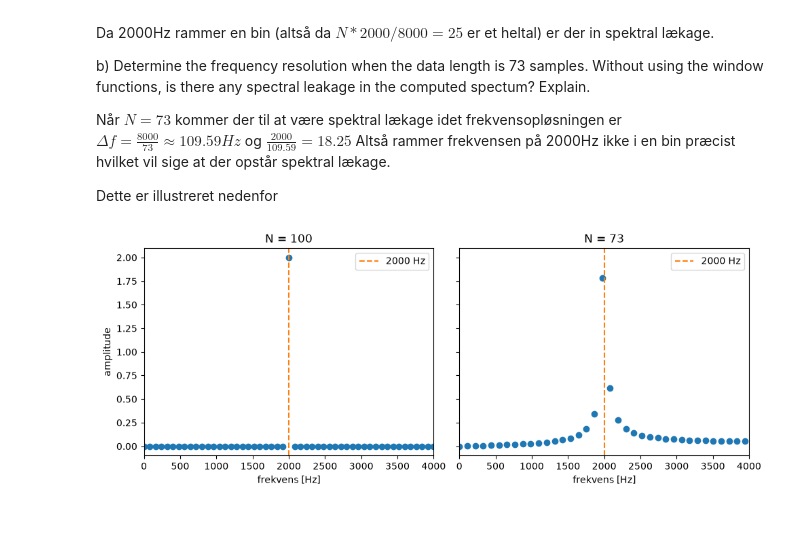
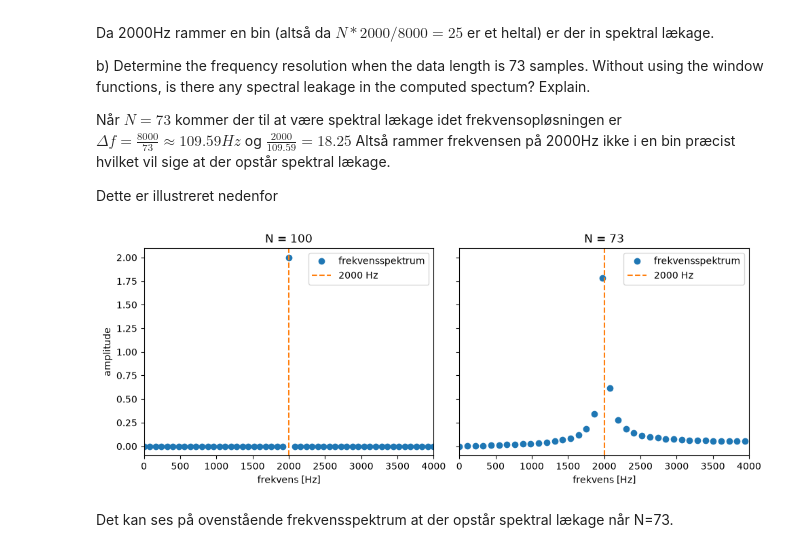
Before and after one commit to Lucuz47/DSB, a Jupyter notebook: ekstra_opgaver.ipynb, the cells around one changed output. Drawn from its saved outputs; the diff is of its cells as text; code cells hidden in the pictures; blank space fills up the shorter version.

```diff
--- a/ekstra_opgaver.ipynb
+++ b/ekstra_opgaver.ipynb
@@ -71,29 +71,31 @@ Dette er illustreret nedenfor
 # %%
 import numpy as np
 import matplotlib.pyplot as plt
 
 fs = 8000
 f0 = 2000
 
 def amplitude_spectrum(N):
     n = np.arange(N)
     x = 2 * np.sin(2 * np.pi * f0 * n / fs)
     X = np.fft.rfft(x)
     freq = np.fft.rfftfreq(N, d=1 / fs)
     amp = np.abs(X) * 2 / N
     return freq, amp
 
 
 fig, ax = plt.subplots(1, 2, figsize=(10, 4), sharey=True)
 for a, N in zip(ax, (100, 73)):
-    a.plot(*amplitude_spectrum(N), "o")
+    a.plot(*amplitude_spectrum(N), "o", label="frekvensspektrum")
     a.axvline(f0, color="C1", ls="--", label="2000 Hz")
     a.set_xlim(0, fs / 2)
     a.set_title(f"N = {N}")
     a.set_xlabel("frekvens [Hz]")
     a.legend()
 ax[0].set_ylabel("amplitude")
 fig.tight_layout()
 plt.show()
 # %% [output]
-[figure, old version]
+[figure, new version]
+# %% [markdown]
+Det kan ses på ovenstående frekvensspektrum at der opstår spektral lækage når N=73.
```
